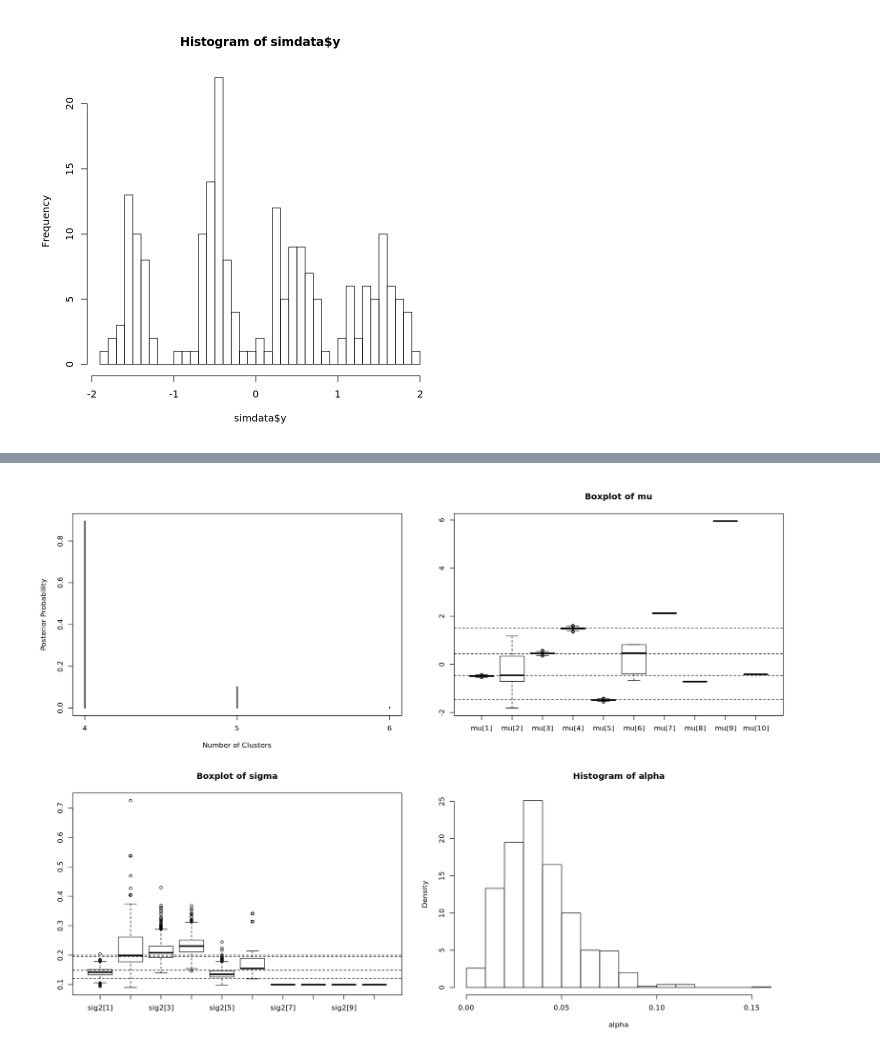
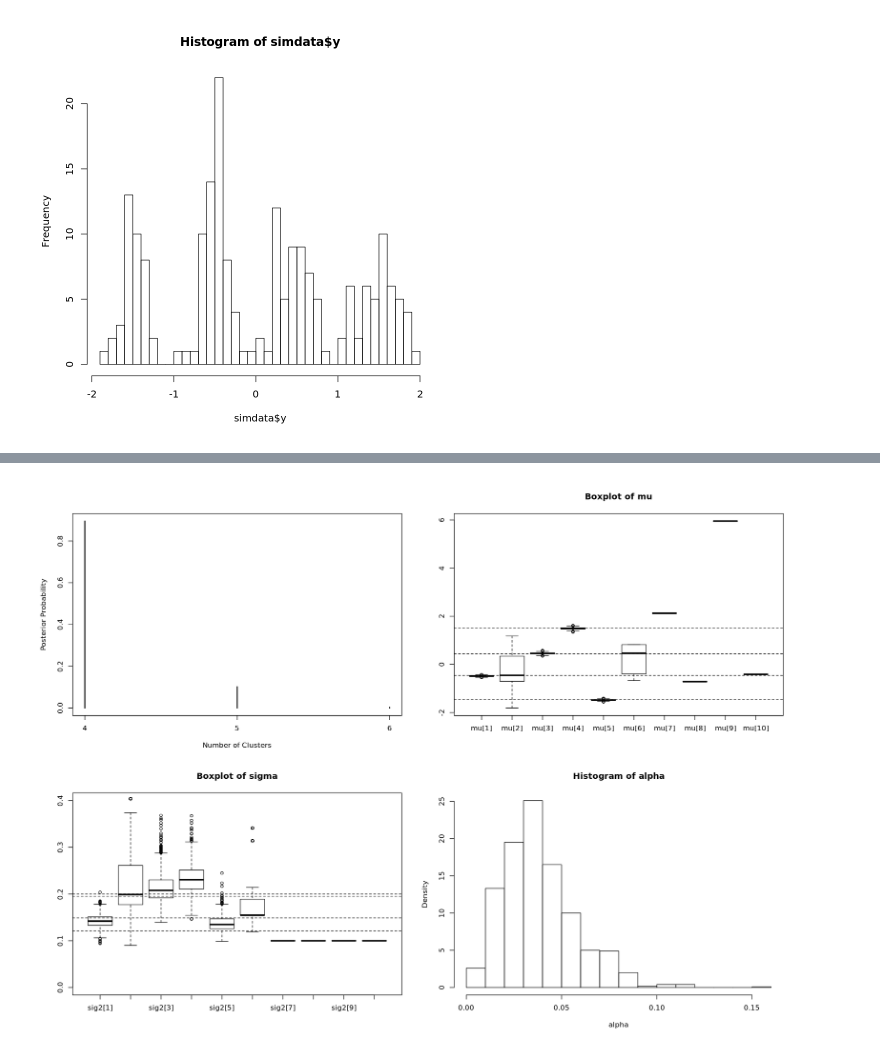
Before and after one commit to luiarthur/TuringBnpBenchmarks, a Jupyter notebook: src/dp-gmm/notebooks/dp_crp_gmm_nimble.ipynb, the cells around one changed output, grey strips where cells are left out. Cells and saved outputs as stored; diff of their text form; code cells hidden in the pictures.

```diff
--- a/src/dp-gmm/notebooks/dp_crp_gmm_nimble.ipynb
+++ b/src/dp-gmm/notebooks/dp_crp_gmm_nimble.ipynb
@@ -157,24 +196,23 @@ dim(samples)
 # %%
-N = constants$N
-mu = samples[, 2:11]
-sig2 = samples[, 12:21]
-alpha = samples[, 'alpha']
-z = samples[, 22:(22+N-1)]
+# Plot posteriors
+options(repr.plot.width=15, repr.plot.height=11)
+par(mfrow=c(2, 2))
 
-num_clus = apply(z, 1, function(row) length(unique(row)))
-
-options(repr.plot.width=15, repr.plot.height=11)
-par(mfrow=c(2,2))
+# Plot posterior probability of number of clusters
 plot(table(num_clus)/NROW(num_clus), xlab="Number of Clusters", ylab="Posterior Probability")
 
+# Plot marginal posterior distribution of each mu component.
 # NOTE: Some of the components do not get updated under the CRP
 # representation because they never get used.
 boxplot(mu, main="Boxplot of mu")
 abline(h=simdata$mu, lty=2)
 
-boxplot(sqrt(sig2), main="Boxplot of sigma")
+# Plot marginal posterior distribution of each sigma component.
+boxplot(sqrt(sig2), main="Boxplot of sigma", ylim=c(0, 0.4))
 abline(h=simdata$sig, lty=2)
 
+# Plot posterior distribution of each alpha.
 hist(alpha, prob=TRUE)
+par(mfrow=c(1, 1))
 # %% [output]
-[figure, old version]
+[figure, new version]
```
Also changed, not shown: parts of 14 cells of this notebook, 2 other files.
